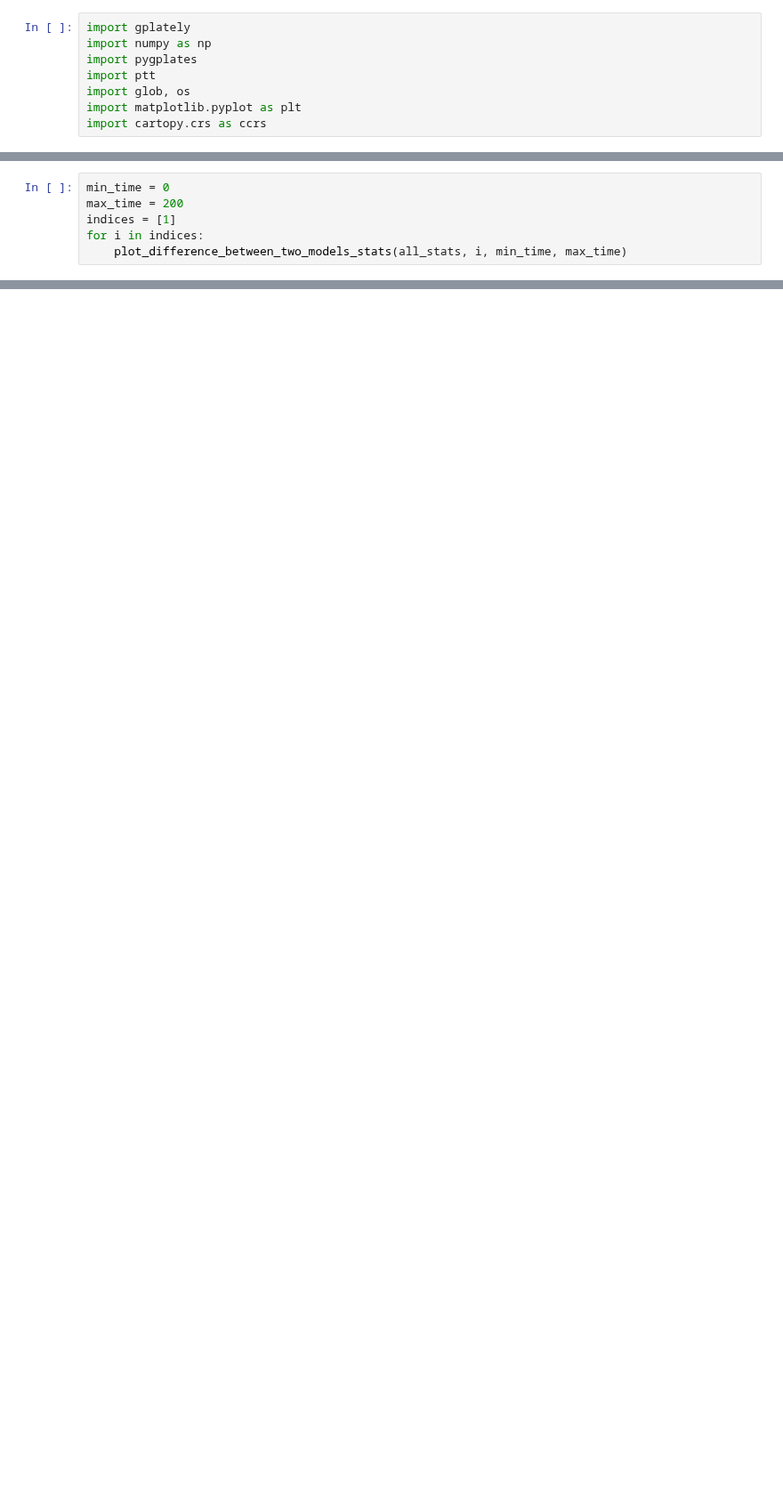
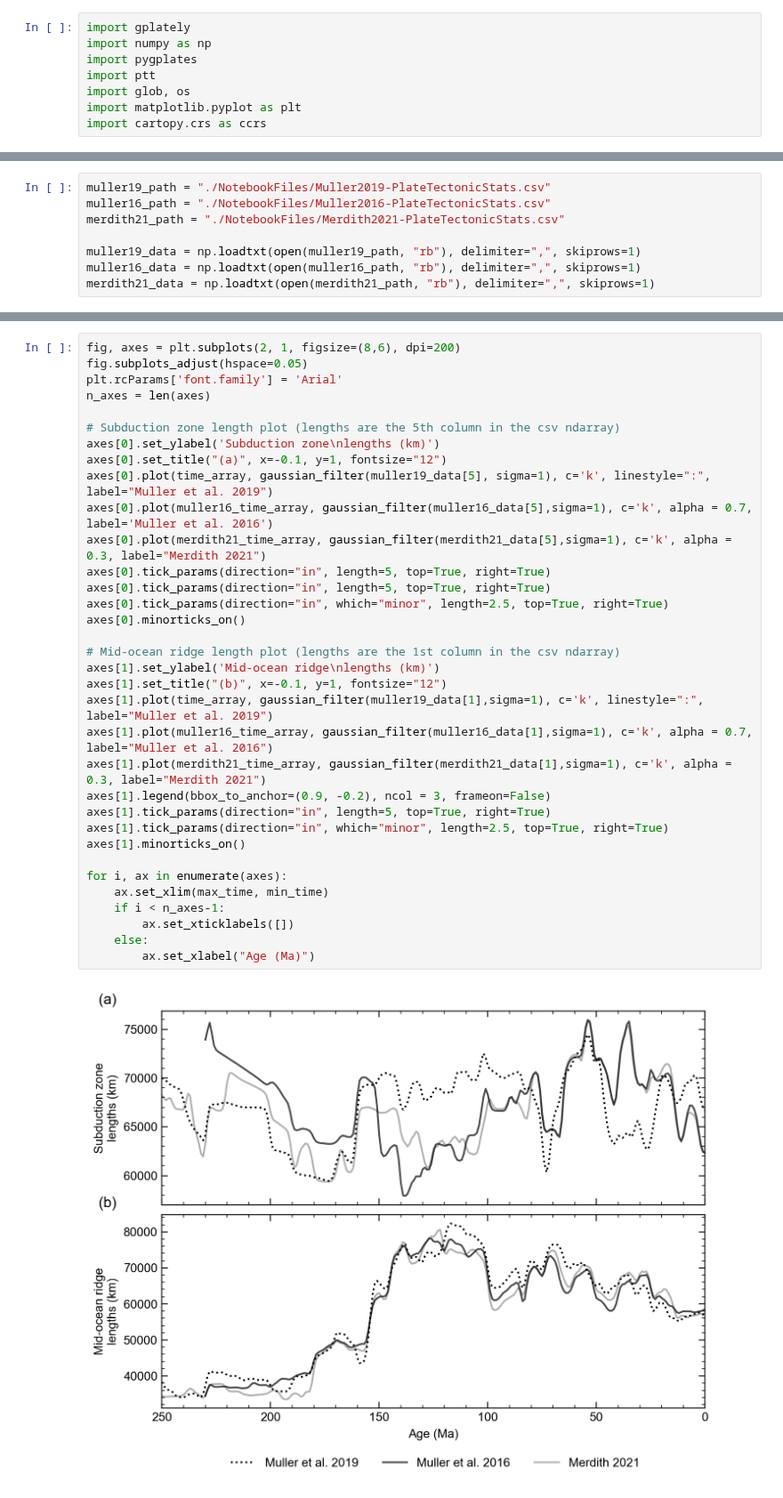
Before and after one commit to GPlates/gplately, a Jupyter notebook: Notebooks/07-WorkingWithPlateTectonicStats.ipynb, the cells around one changed output, grey strips where cells are left out. Shown at 89% size. Saved outputs shown, nothing was run; the diff lists cells and outputs as text; blank space fills up the shorter version.

Commit message:
rerun notebooks

```diff
--- a/Notebooks/07-WorkingWithPlateTectonicStats.ipynb
+++ b/Notebooks/07-WorkingWithPlateTectonicStats.ipynb
@@ -358,6 +192,0 @@ Another plate tectonic stat... take (1) differences in MOR Length (km) among the
-# %%
-min_time = 0
-max_time = 200
-indices = [1]
-for i in indices:
-    plot_difference_between_two_models_stats(all_stats, i, min_time, max_time)
@@ -367,0 +245,8 @@ for i in indices:
+# %%
+muller19_path = "./NotebookFiles/Muller2019-PlateTectonicStats.csv"
+muller16_path = "./NotebookFiles/Muller2016-PlateTectonicStats.csv"
+merdith21_path = "./NotebookFiles/Merdith2021-PlateTectonicStats.csv"
+
+muller19_data = np.loadtxt(open(muller19_path, "rb"), delimiter=",", skiprows=1)
+muller16_data = np.loadtxt(open(muller16_path, "rb"), delimiter=",", skiprows=1)
+merdith21_data = np.loadtxt(open(merdith21_path, "rb"), delimiter=",", skiprows=1)
@@ -367,0 +255,36 @@ for i in indices:
+# %%
+fig, axes = plt.subplots(2, 1, figsize=(8,6), dpi=200)
+fig.subplots_adjust(hspace=0.05)
+plt.rcParams['font.family'] = 'Arial'
+n_axes = len(axes)
+
+# Subduction zone length plot (lengths are the 5th column in the csv ndarray)
+axes[0].set_ylabel('Subduction zone\nlengths (km)')
+axes[0].set_title("(a)", x=-0.1, y=1, fontsize="12")
+axes[0].plot(time_array, gaussian_filter(muller19_data[5], sigma=1), c='k', linestyle=":", label="Muller et al. 2019")
+axes[0].plot(muller16_time_array, gaussian_filter(muller16_data[5],sigma=1), c='k', alpha = 0.7, label='Muller et al. 2016')
+axes[0].plot(merdith21_time_array, gaussian_filter(merdith21_data[5],sigma=1), c='k', alpha = 0.3, label="Merdith 2021")
+axes[0].tick_params(direction="in", length=5, top=True, right=True)
+axes[0].tick_params(direction="in", length=5, top=True, right=True)
+axes[0].tick_params(direction="in", which="minor", length=2.5, top=True, right=True)
+axes[0].minorticks_on()
+
+# Mid-ocean ridge length plot (lengths are the 1st column in the csv ndarray)
+axes[1].set_ylabel('Mid-ocean ridge\nlengths (km)')
+axes[1].set_title("(b)", x=-0.1, y=1, fontsize="12")
+axes[1].plot(time_array, gaussian_filter(muller19_data[1],sigma=1), c='k', linestyle=":", label="Muller et al. 2019")
+axes[1].plot(muller16_time_array, gaussian_filter(muller16_data[1],sigma=1), c='k', alpha = 0.7, label="Muller et al. 2016")
+axes[1].plot(merdith21_time_array, gaussian_filter(merdith21_data[1],sigma=1), c='k', alpha = 0.3, label="Merdith 2021")
+axes[1].legend(bbox_to_anchor=(0.9, -0.2), ncol = 3, frameon=False)
+axes[1].tick_params(direction="in", length=5, top=True, right=True)
+axes[1].tick_params(direction="in", which="minor", length=2.5, top=True, right=True)
+axes[1].minorticks_on()
+
+for i, ax in enumerate(axes):
+    ax.set_xlim(max_time, min_time)
+    if i < n_axes-1:
+        ax.set_xticklabels([])
+    else:
+        ax.set_xlabel("Age (Ma)")
+# %% [output]
+[figure, added]
```
Also changed, not shown: parts of 30 cells of this notebook, 2 other files.
